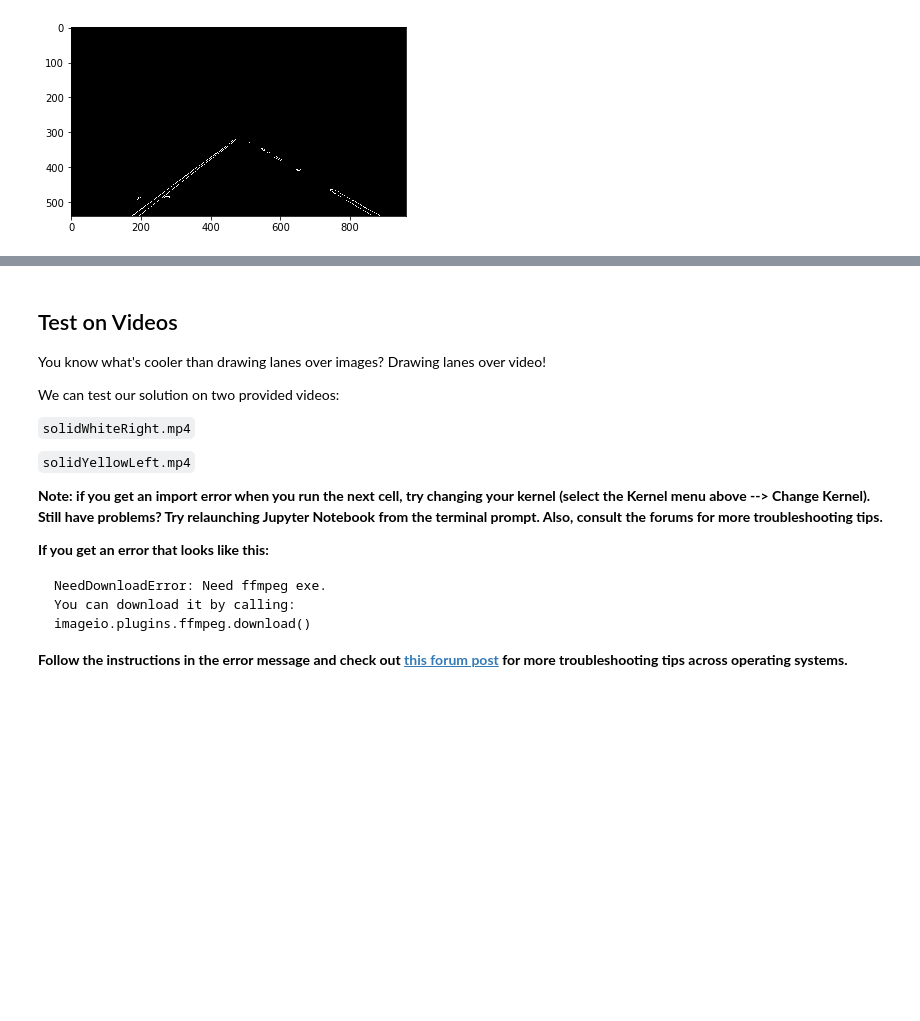
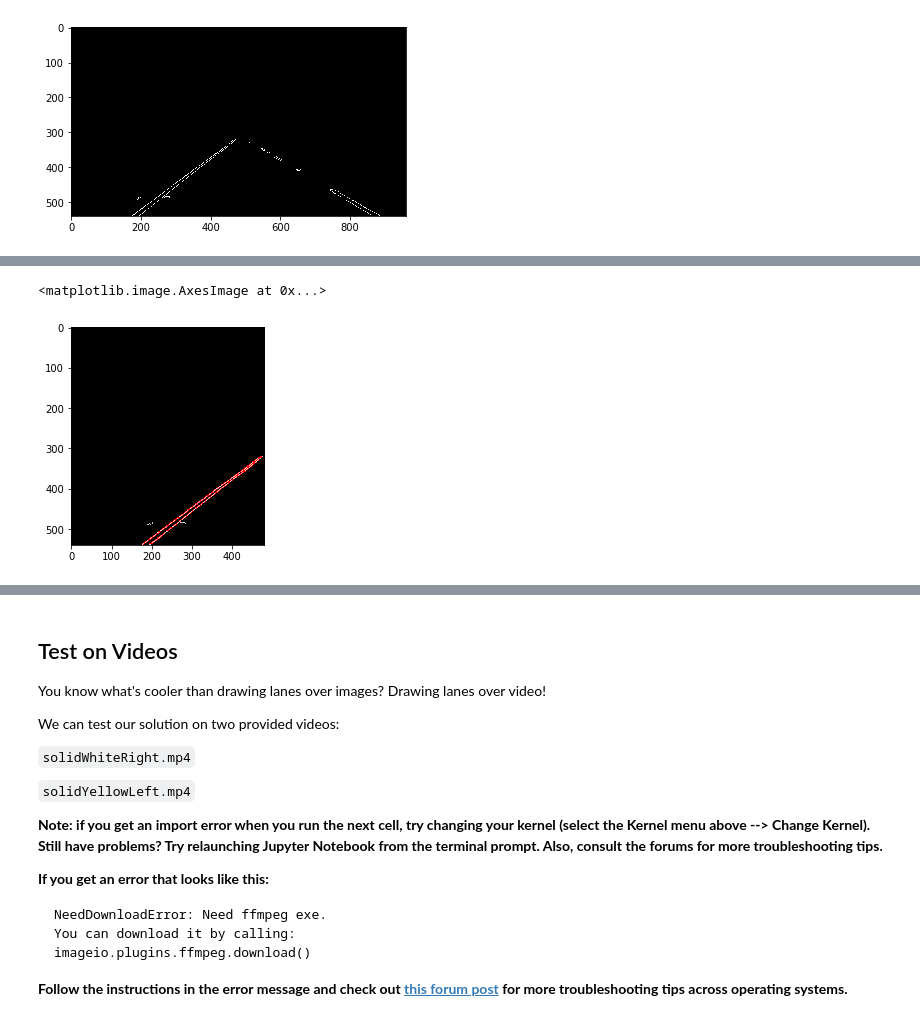
Before and after one commit to hammcin/CarND-LaneLines-P1, a Jupyter notebook: P1.ipynb, the cells around one changed output, grey strips where cells are left out. Drawn from its saved outputs; the diff is of its cells as text; code cells hidden in the pictures; blank space fills up the shorter version.

```diff
--- a/P1.ipynb
+++ b/P1.ipynb
@@ -249,0 +272,10 @@ plt.imshow(masked_edges, cmap='Greys_r')
+# %%
+line_image_left = hough_lines(masked_edges_left, rho, theta, threshold, min_line_length, max_line_gap)
+
+color_edges_left = np.dstack((masked_edges_left, masked_edges_left, masked_edges_left))
+
+combo_left = weighted_img(line_image_left, color_edges_left, α=0.8, β=1., γ=0.)
+plt.imshow(combo_left)
+# %% [output]
+<matplotlib.image.AxesImage at 0x...>
+[figure, added]
```
Also changed, not shown: parts of 7 cells of this notebook.
